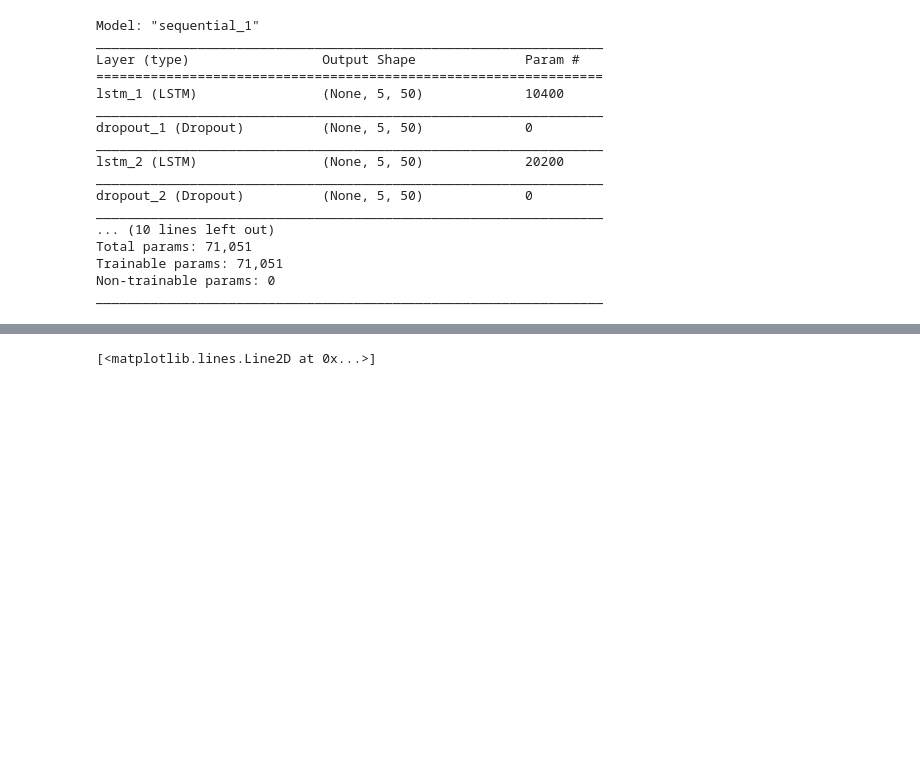
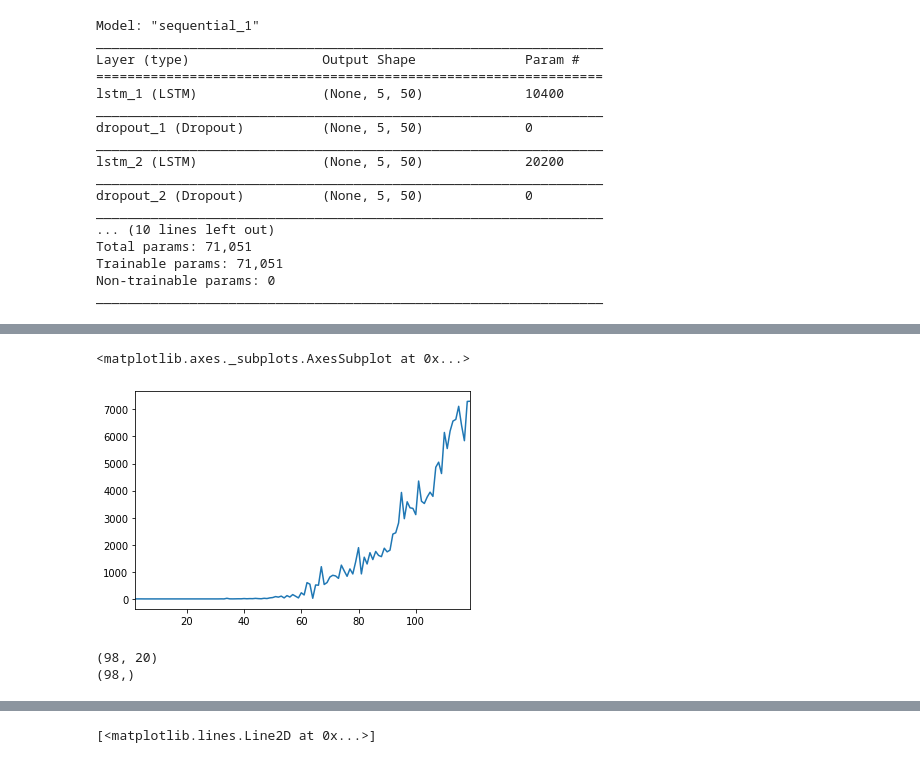
Before and after one commit to tariqmhmd5/Covid-Prediction, a Jupyter notebook: Prediction using LSTM.ipynb, the cells around one changed output, grey strips where cells are left out. Cells and saved outputs as stored; diff of their text form; code cells hidden in the pictures; blank space fills up the shorter version.

```diff
--- a/Prediction using LSTM.ipynb
+++ b/Prediction using LSTM.ipynb
@@ -218,0 +381,2 @@ Text(0.5, 0, 'epoch')
+# %%
+df=df.iloc[2:]
@@ -218,0 +399,5 @@ Text(0.5, 0, 'epoch')
+# %%
+df['New Cases'].plot()
+# %% [output]
+<matplotlib.axes._subplots.AxesSubplot at 0x...>
+[figure, added]
@@ -218,0 +414,19 @@ Text(0.5, 0, 'epoch')
+# %%
+X_Train = []
+Y_Train = []
+
+for i in range(20, Train.shape[0]):
+
+    X_Train.append(Train[i-20:i,0])
+
+    Y_Train.append(Train[i,0])
+
+# Convert into Numpy Array
+X_Train = np.array(X_Train)
+Y_Train = np.array(Y_Train)
+
+print(X_Train.shape)
+print(Y_Train.shape)
+# %% [output]
+(98, 20)
+(98,)
```
Also changed, not shown: parts of 47 cells of this notebook.
